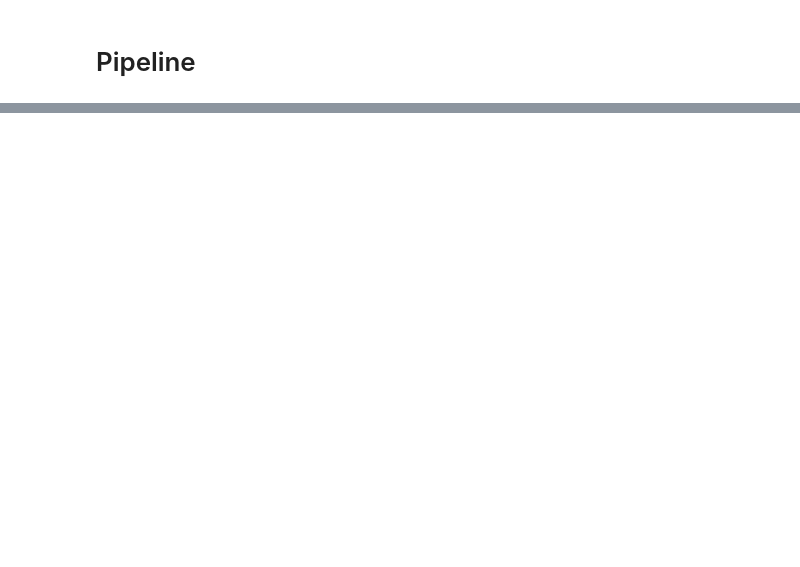
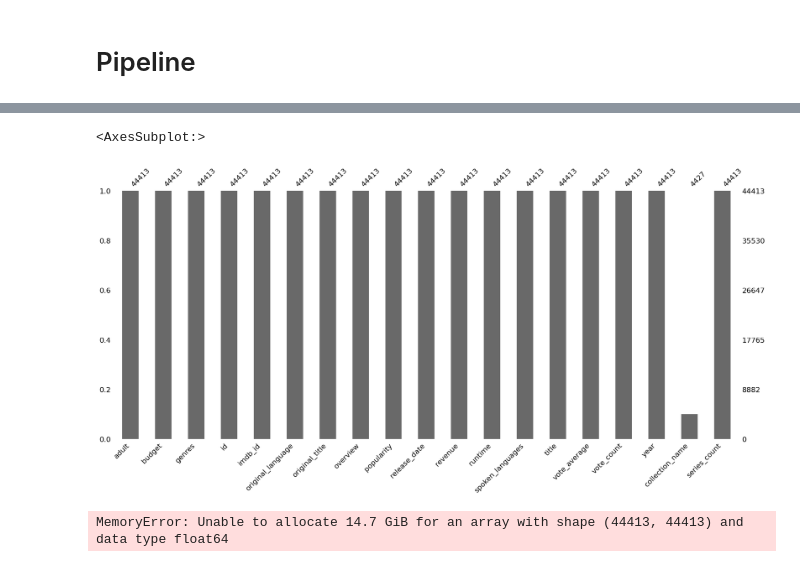
Before and after one commit to DugaldMacintyre/Movie-Recommender, a Jupyter notebook: testing.ipynb, the cells around one changed output, grey strips where cells are left out. Drawn from its saved outputs; the diff is of its cells as text; code cells hidden in the pictures; blank space fills up the shorter version.

```diff
--- a/testing.ipynb
+++ b/testing.ipynb
@@ -157,3 +163,11 @@ def process_collection(df):
     collection_counts = Counter(df['collection_name'].dropna())
     df['series_count'] = df.apply(lambda row: collection_counts.get(row['collection_name'], 0), axis=1)
     return df
+# %%
+md.pipe(drop_columns)
+md.pipe(drop_na)
+md.pipe(one_hot_genres)
+md.pipe(extract_name)
+md.pipe(process_collection)
+md.drop(['belongs_to_collection'], axis=1, inplace=True)
+md.head()
@@ -159,0 +181,14 @@ def process_collection(df):
+# %%
+msno.bar(md)
+# %% [output]
+<AxesSubplot:>
+[figure, added]
+# %%
+tf = TfidfVectorizer(analyzer='word',ngram_range=(1, 2),min_df=0, stop_words='english')
+tfidf_matrix = tf.fit_transform(md['overview'])
+cosine_sim = linear_kernel(tfidf_matrix, tfidf_matrix)
+md = md.reset_index()
+titles = md['title']
+indices = pd.Series(md.index, index=md['title'])
+# %% [output]
+MemoryError: Unable to allocate 14.7 GiB for an array with shape (44413, 44413) and data type float64
```
Also changed, not shown: parts of 8 cells of this notebook.
